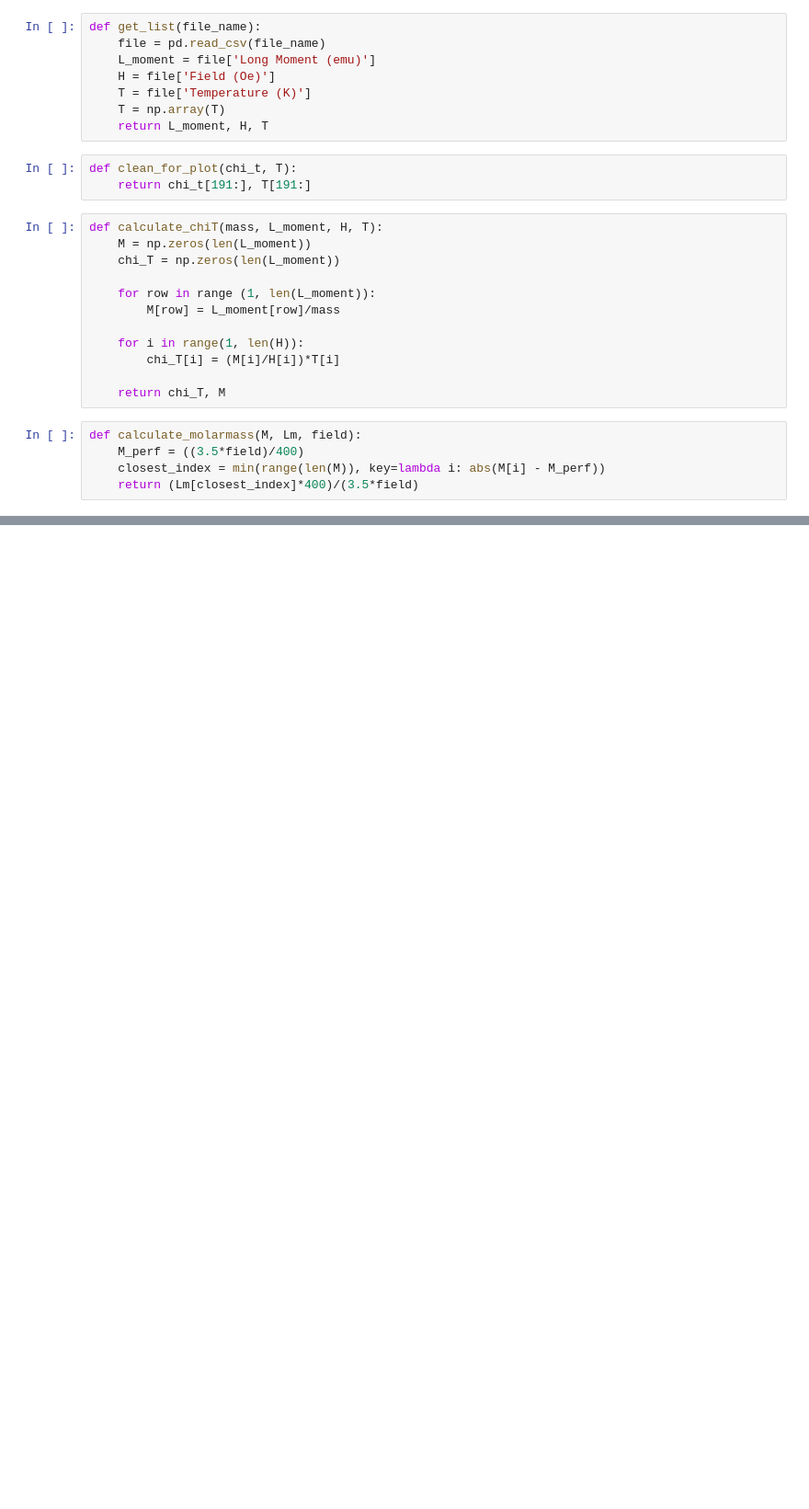
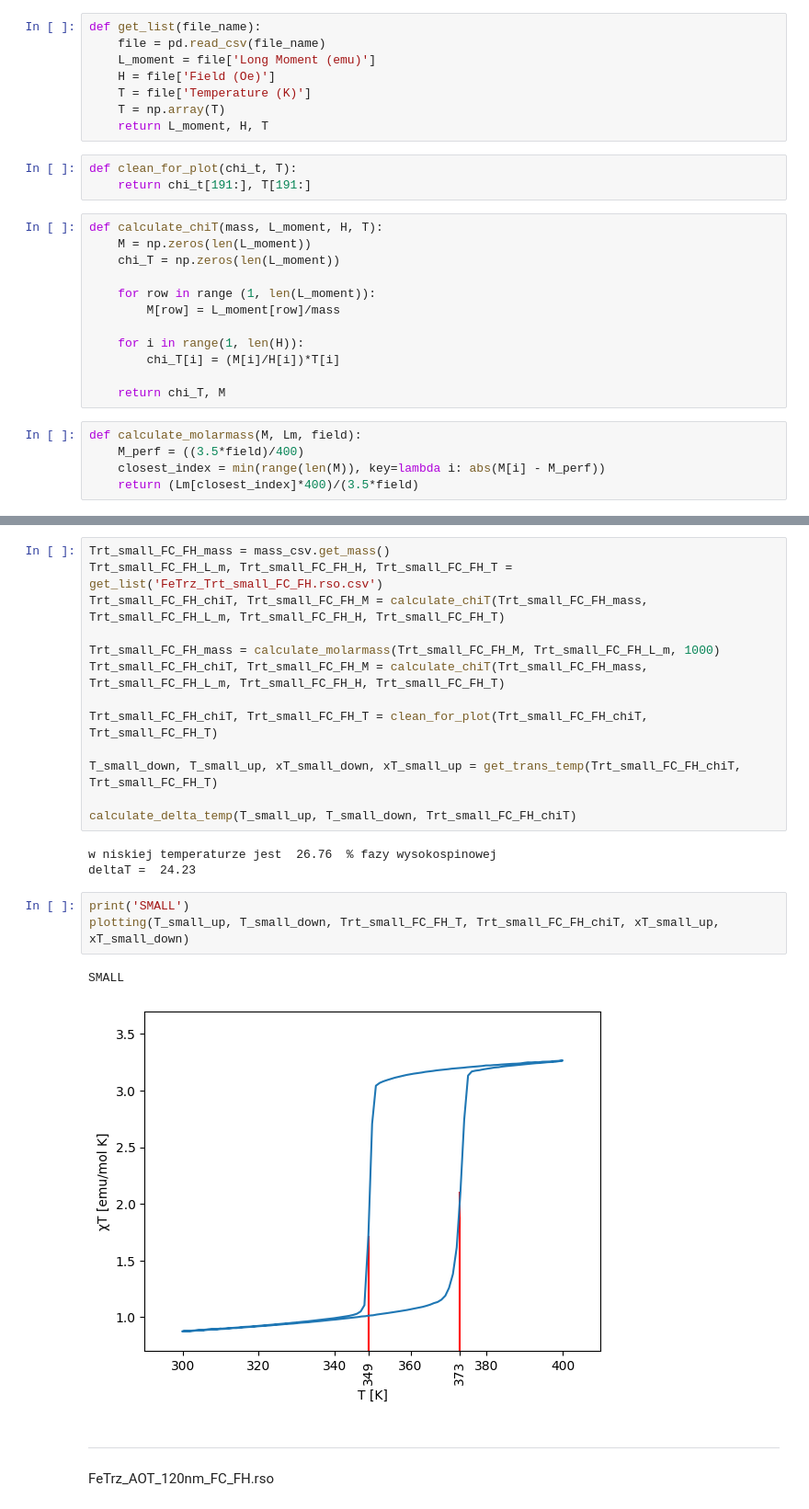
Before and after one commit to juslon73/IFJ_2023, a Jupyter notebook: spin_crossover/dane/spin_crossover.ipynb, the cells around one changed output, grey strips where cells are left out. Shown: that part at 92% size. Cells and saved outputs as stored; diff of their text form; blank space fills up the shorter version.

```diff
--- a/spin_crossover/dane/spin_crossover.ipynb
+++ b/spin_crossover/dane/spin_crossover.ipynb
@@ -100,0 +134,25 @@ Text(0, 0.5, 'χT [emu/mol K]')
+# %%
+Trt_small_FC_FH_mass = mass_csv.get_mass()
+Trt_small_FC_FH_L_m, Trt_small_FC_FH_H, Trt_small_FC_FH_T = get_list('FeTrz_Trt_small_FC_FH.rso.csv')
+Trt_small_FC_FH_chiT, Trt_small_FC_FH_M = calculate_chiT(Trt_small_FC_FH_mass, Trt_small_FC_FH_L_m, Trt_small_FC_FH_H, Trt_small_FC_FH_T)
+
+Trt_small_FC_FH_mass = calculate_molarmass(Trt_small_FC_FH_M, Trt_small_FC_FH_L_m, 1000)
+Trt_small_FC_FH_chiT, Trt_small_FC_FH_M = calculate_chiT(Trt_small_FC_FH_mass, Trt_small_FC_FH_L_m, Trt_small_FC_FH_H, Trt_small_FC_FH_T)
+
+Trt_small_FC_FH_chiT, Trt_small_FC_FH_T = clean_for_plot(Trt_small_FC_FH_chiT, Trt_small_FC_FH_T)
+
+T_small_down, T_small_up, xT_small_down, xT_small_up = get_trans_temp(Trt_small_FC_FH_chiT, Trt_small_FC_FH_T)
+
+calculate_delta_temp(T_small_up, T_small_down, Trt_small_FC_FH_chiT)
+# %% [output]
+w niskiej temperaturze jest  26.76  % fazy wysokospinowej
+deltaT =  24.23
+# %%
+print('SMALL')
+plotting(T_small_up, T_small_down, Trt_small_FC_FH_T, Trt_small_FC_FH_chiT, xT_small_up, xT_small_down)
+# %% [output]
+SMALL
+[figure, added]
+# %% [markdown]
+____________________________
+FeTrz_AOT_120nm_FC_FH.rso
```
Also changed, not shown: parts of 14 cells of this notebook, 2 other files.
